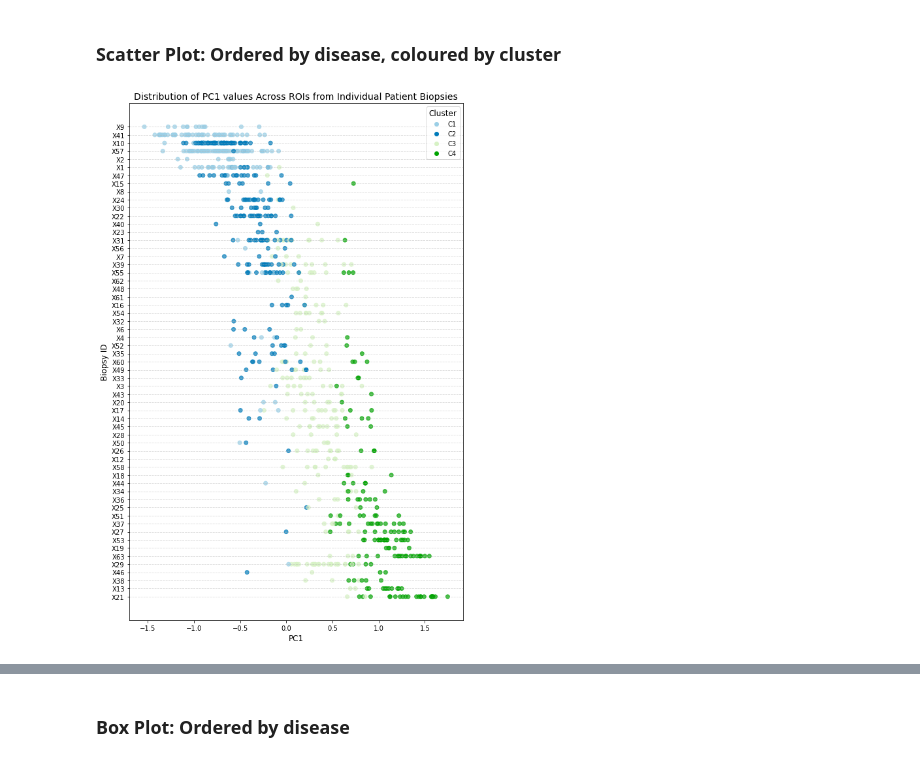
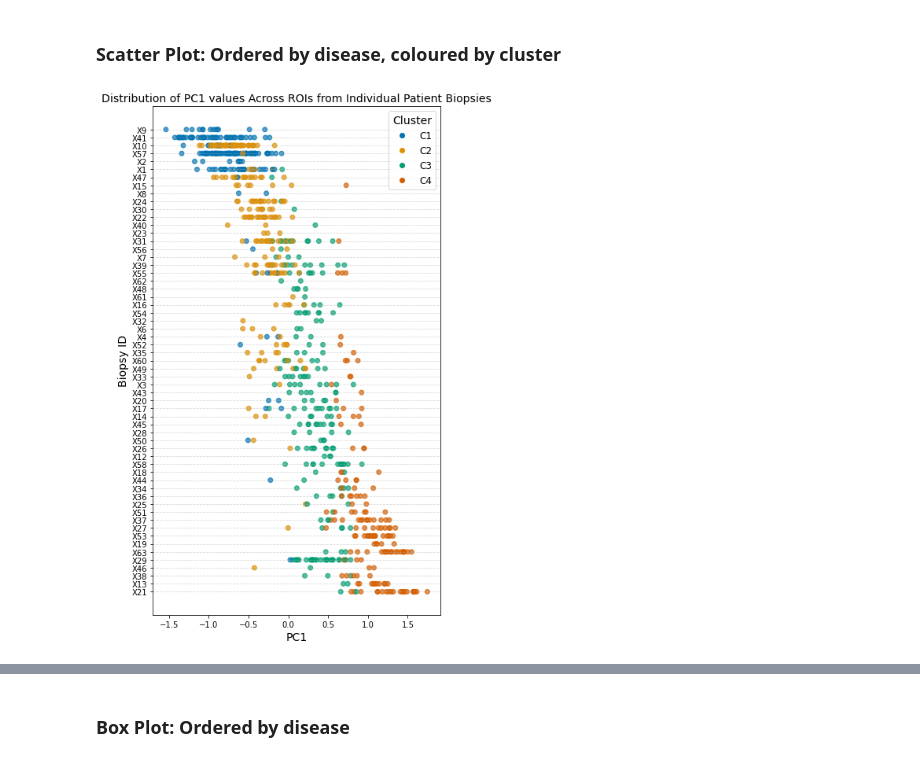
Before and after one commit to Zeba-Sultana/xenium-cgn, a Jupyter notebook: notebooks/13_Clinical_Correlation_Clusters/01_PseudotimeScatter.ipynb, the cells around one changed output, grey strips where cells are left out. Cells and saved outputs as stored; diff of their text form; code cells hidden in the pictures.

```diff
--- a/notebooks/13_Clinical_Correlation_Clusters/01_PseudotimeScatter.ipynb
+++ b/notebooks/13_Clinical_Correlation_Clusters/01_PseudotimeScatter.ipynb
@@ -275,14 +278,12 @@ Categories (4, object): ['C1', 'C2', 'C3', 'C4']
 disease_order = ['Cntrl', 'SLE', 'ANCA', 'GBM']
 df_pt['Disease'] = pd.Categorical(df_pt['Disease'], categories=disease_order, ordered=True)
 
-# Dictionary to assign a unique color to each Disease
-#color_map = {'Cntrl': 'navy', 'SLE': 'green', 'ANCA': 'orange', 'GBM': 'red'}
-#df_pt['Color'] = df_pt['Disease'].map(color_map)
 
 # Dictionary to assign a unique color to each quadrant
 #['#1f77b4', '#ff7f0e', '#279e68', '#d62728']
-color_map = {'C1': '#9bcfe6', 'C2': '#007bba', 'C3': '#d7f2c5', 'C4': '#00a300'}
 #color_map = {'C1': 'yellow', 'C2': 'orange', 'C3': 'red', 'C4': 'maroon'}
+#color_map = {'C1': '#9bcfe6', 'C2': '#007bba', 'C3': '#d7f2c5', 'C4': '#00a300'}
+color_map = {'C1': '#0173B2', 'C2': '#DE8F05', 'C3': '#029E73', 'C4': '#D55E00'}
 df_pt['Color'] = df_pt['KMeans_cluster'].map(color_map)
 
 
@@ -303,44 +304,40 @@ biopsy_y_positions = {biopsy: i for i, biopsy in enumerate(sorted_biopsies)}
 df_pt['y_pos'] = df_pt['Biopsy_ID'].map(biopsy_y_positions)
 
 # Scatter plot
-plt.figure(figsize=(8, 12))
+plt.figure(figsize=(6, 10))
 plt.scatter(df_pt['PC1'], df_pt['y_pos'], c=df_pt['Color'], alpha=0.7)
 
 # Set y-ticks to display sorted Biopsy_ID labels
 plt.yticks(ticks=list(biopsy_y_positions.values()), labels=list(biopsy_y_positions.keys()))
 
 # Add labels and title
-plt.xlabel('PC1', fontsize=12)
-plt.ylabel('Biopsy ID', fontsize=12)
+plt.xlabel('PC1', fontsize=14)
+plt.ylabel('Biopsy ID', fontsize=14)
 plt.title("Distribution of PC1 values Across ROIs from Individual Patient Biopsies", fontsize=14)
 
 #plt.grid(True, linestyle='--', alpha=0.5)
 plt.grid(axis='y', linestyle='--', alpha=0.5)  # Only show horizontal grid lines
 
 
 # Add a legend
 handles = [plt.Line2D([0], [0], marker='o', color=color, linestyle='', label=disease)
            for disease, color in color_map.items()]
-plt.legend(handles=handles, title='Cluster', fontsize=10, title_fontsize=12)
+plt.legend(handles=handles, title='Cluster', fontsize=12, title_fontsize=14)
 
 
 
 # Show plot
 plt.tight_layout()
-
-#save_path = os.path.join(out_dir,'PC1_Scatter_perPatient_ClusterColors' )
-#plt.savefig(save_path, format='png', dpi=300, bbox_inches='tight', transparent=False, facecolor='white')
-#plt.savefig(save_path, format='pdf', dpi=300, bbox_inches='tight', transparent=False, facecolor='white')
 
 
 save_path_base = os.path.join(out_dir, 'PC1_Scatter_perPatient_ClusterColors')
 
 # Save as PNG
 plt.savefig(f"{save_path_base}.png", format='png', dpi=300, bbox_inches='tight', transparent=False, facecolor='white')
 # Save as PDF
 plt.savefig(f"{save_path_base}.pdf", format='pdf', dpi=300, bbox_inches='tight', transparent=False, facecolor='white')
 
 
 plt.show()
 # %% [output]
-[figure, old version]
+[figure, new version]
```
Also changed, not shown: parts of 5 cells of this notebook, 6 other files.
